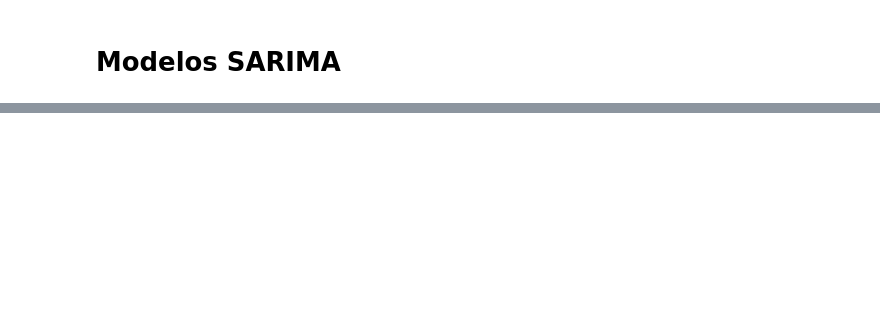
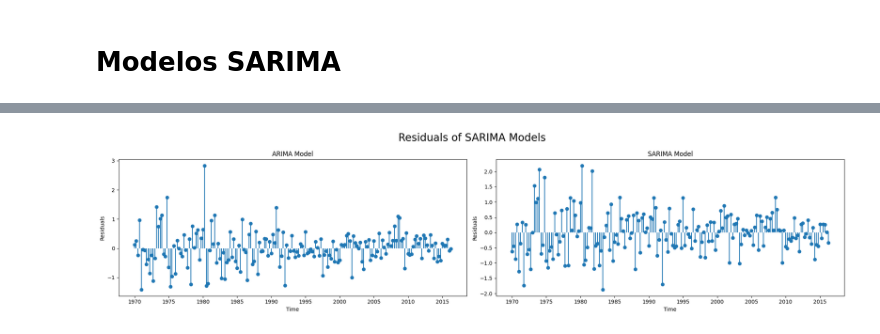
Before and after one commit to GabrielJP314/time-series, a Jupyter notebook: sarima_models.ipynb, the cells around one changed output, grey strips where cells are left out. Saved outputs shown, nothing was run; the diff lists cells and outputs as text; code cells hidden in the pictures; blank space fills up the shorter version.

```diff
--- a/sarima_models.ipynb
+++ b/sarima_models.ipynb
@@ -131,0 +210,19 @@ plt.show()
+# %%
+residuals = fitted_values.subtract(consumption_train.values, axis=0)
+
+fig, axes = plt.subplots(1, 2, figsize=(20, 5), sharex=True)
+fig.suptitle('Residuals of SARIMA Models', fontsize=20)
+
+for ax, model in zip(axes.flatten(), residuals.columns):
+    residuals_series = pd.Series(residuals[model].values, index=consumption_train.index)
+
+    ax.stem(residuals_series.index, residuals_series.values, basefmt=" ")
+
+    ax.set_title(f'{model} Model')
+    ax.set_xlabel('Time')
+    ax.set_ylabel('Residuals')
+
+plt.tight_layout()
+plt.show()
+# %% [output]
+[figure, added]
```
Also changed, not shown: parts of 11 cells of this notebook, 1 other file.
